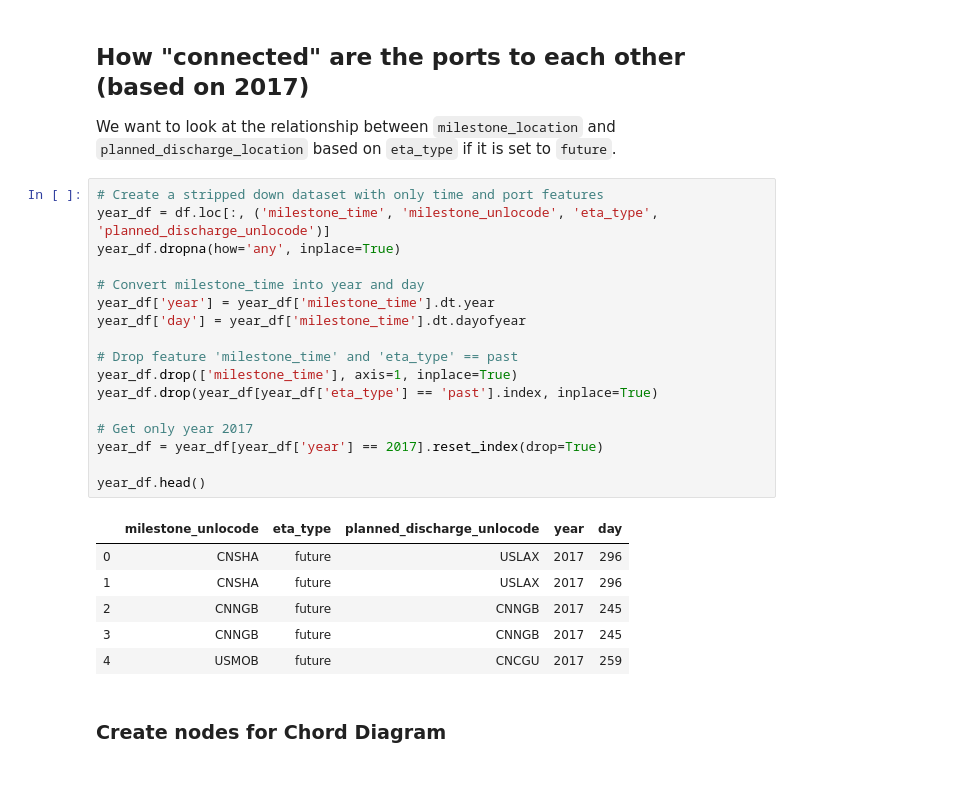
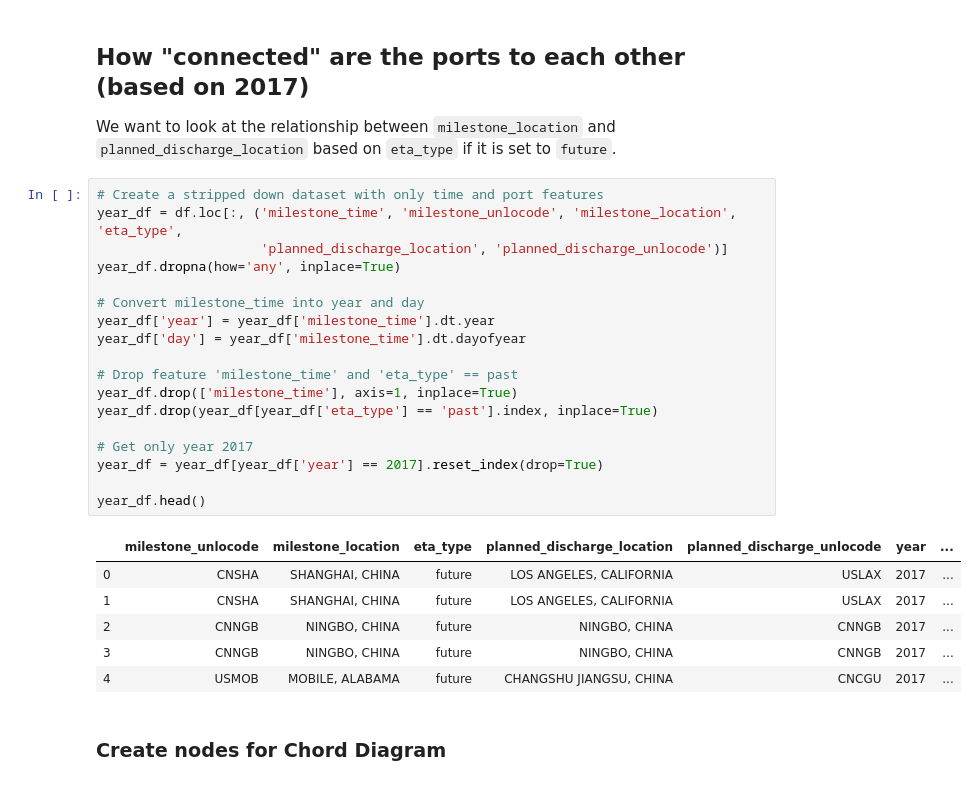
Before and after one commit to stephanosterburg/coding_challenges, a Jupyter notebook: clearmetal/notebook.ipynb, the cells around one changed output. Cells and saved outputs as stored; diff of their text form.

```diff
--- a/clearmetal/notebook.ipynb
+++ b/clearmetal/notebook.ipynb
@@ -443,28 +488,29 @@ These are the top 25 ports which are highly connected to the Port of Savannah ba
 We want to look at the relationship between `milestone_location` and `planned_discharge_location` based on `eta_type` if it is set to `future`.
 # %%
 # Create a stripped down dataset with only time and port features
-year_df = df.loc[:, ('milestone_time', 'milestone_unlocode', 'eta_type', 'planned_discharge_unlocode')]
+year_df = df.loc[:, ('milestone_time', 'milestone_unlocode', 'milestone_location', 'eta_type',
+                     'planned_discharge_location', 'planned_discharge_unlocode')]
 year_df.dropna(how='any', inplace=True)
 
 # Convert milestone_time into year and day
 year_df['year'] = year_df['milestone_time'].dt.year
 year_df['day'] = year_df['milestone_time'].dt.dayofyear
 
 # Drop feature 'milestone_time' and 'eta_type' == past
 year_df.drop(['milestone_time'], axis=1, inplace=True)
 year_df.drop(year_df[year_df['eta_type'] == 'past'].index, inplace=True)
 
 # Get only year 2017
 year_df = year_df[year_df['year'] == 2017].reset_index(drop=True)
 
 year_df.head()
 # %% [output]
-|  | milestone_unlocode | eta_type | planned_discharge_unlocode | year | day |
-| 0 | CNSHA | future | USLAX | 2017 | 296 |
-| 1 | CNSHA | future | USLAX | 2017 | 296 |
-| 2 | CNNGB | future | CNNGB | 2017 | 245 |
-| 3 | CNNGB | future | CNNGB | 2017 | 245 |
-| 4 | USMOB | future | CNCGU | 2017 | 259 |
+|  | milestone_unlocode | milestone_location | eta_type | planned_discharge_location | planned_discharge_unlocode | year | ... |
+| 0 | CNSHA | SHANGHAI, CHINA | future | LOS ANGELES, CALIFORNIA | USLAX | 2017 | ... |
+| 1 | CNSHA | SHANGHAI, CHINA | future | LOS ANGELES, CALIFORNIA | USLAX | 2017 | ... |
+| 2 | CNNGB | NINGBO, CHINA | future | NINGBO, CHINA | CNNGB | 2017 | ... |
+| 3 | CNNGB | NINGBO, CHINA | future | NINGBO, CHINA | CNNGB | 2017 | ... |
+| 4 | USMOB | MOBILE, ALABAMA | future | CHANGSHU JIANGSU, CHINA | CNCGU | 2017 | ... |
 # %% [markdown]
 ### Create nodes for Chord Diagram
 # %%
```
Also changed, not shown: parts of 25 cells of this notebook, 2 other files.
